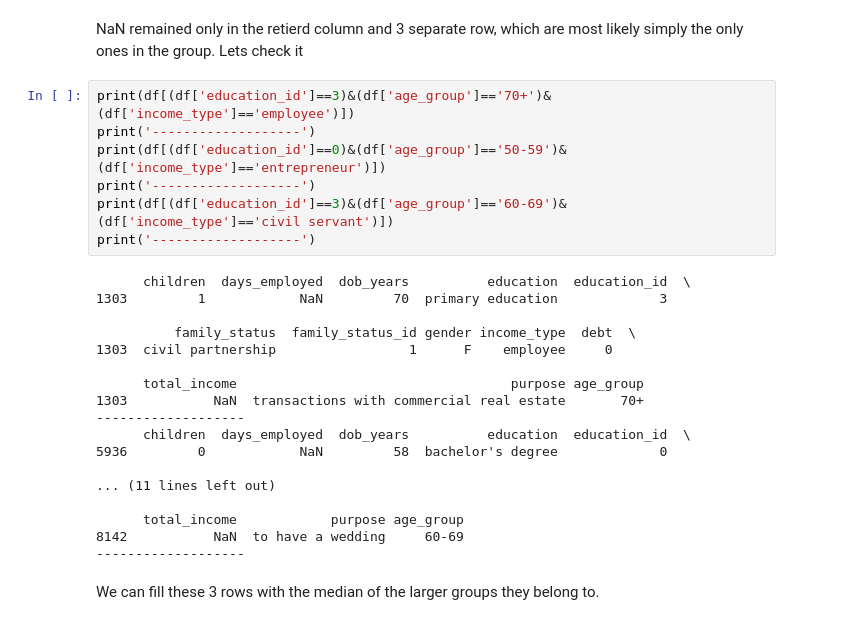
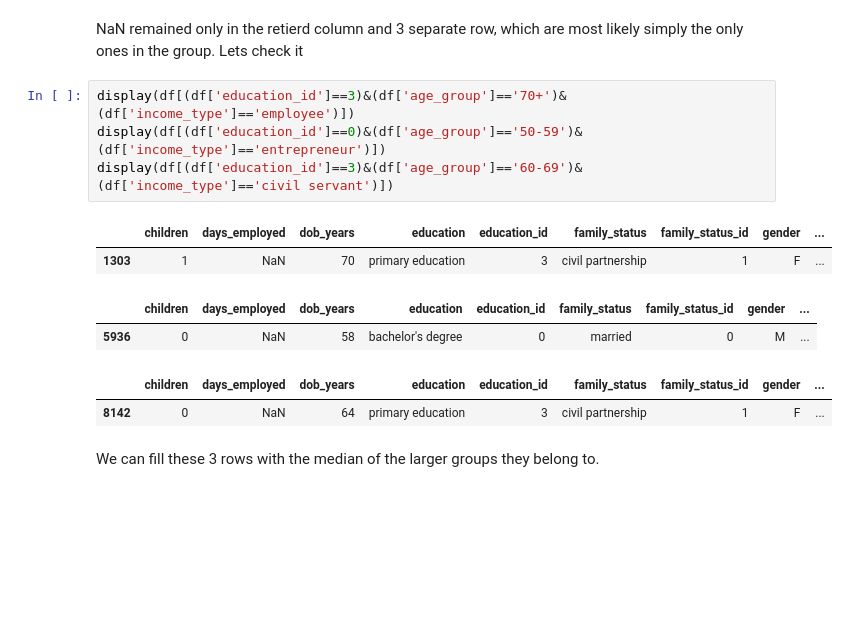
Before and after one commit to sinrabanse/Practicum_project_2, a Jupyter notebook: Practicum_project_2.ipynb, the cells around one changed output. Saved outputs shown, nothing was run; the diff lists cells and outputs as text; blank space fills up the shorter version.

```diff
--- a/Practicum_project_2.ipynb
+++ b/Practicum_project_2.ipynb
@@ -862,30 +779,16 @@ df[(df['total_income'].isna())&(df['income_type'] != 'retiree')]
 NaN remained only in the retierd column and 3 separate row, which are most likely simply the only ones in the group.
 Lets check it
 # %%
-print(df[(df['education_id']==3)&(df['age_group']=='70+')&(df['income_type']=='employee')])
-print('-------------------')
-print(df[(df['education_id']==0)&(df['age_group']=='50-59')&(df['income_type']=='entrepreneur')])
-print('-------------------')
-print(df[(df['education_id']==3)&(df['age_group']=='60-69')&(df['income_type']=='civil servant')])
-print('-------------------')
+display(df[(df['education_id']==3)&(df['age_group']=='70+')&(df['income_type']=='employee')])
+display(df[(df['education_id']==0)&(df['age_group']=='50-59')&(df['income_type']=='entrepreneur')])
+display(df[(df['education_id']==3)&(df['age_group']=='60-69')&(df['income_type']=='civil servant')])
 # %% [output]
-      children  days_employed  dob_years          education  education_id  \
-1303         1            NaN         70  primary education             3
-
-          family_status  family_status_id gender income_type  debt  \
-1303  civil partnership                 1      F    employee     0
-
-      total_income                                   purpose age_group
-1303           NaN  transactions with commercial real estate       70+
--------------------
-      children  days_employed  dob_years          education  education_id  \
-5936         0            NaN         58  bachelor's degree             0
-
-... (11 lines left out)
-
-      total_income            purpose age_group
-8142           NaN  to have a wedding     60-69
--------------------
+|  | children | days_employed | dob_years | education | education_id | family_status | family_status_id | gender | ... |
+| 1303 | 1 | NaN | 70 | primary education | 3 | civil partnership | 1 | F | ... |
+|  | children | days_employed | dob_years | education | education_id | family_status | family_status_id | gender | ... |
+| 5936 | 0 | NaN | 58 | bachelor's degree | 0 | married | 0 | M | ... |
+|  | children | days_employed | dob_years | education | education_id | family_status | family_status_id | gender | ... |
+| 8142 | 0 | NaN | 64 | primary education | 3 | civil partnership | 1 | F | ... |
 # %% [markdown]
 We can fill these 3 rows with the median of the larger groups they belong to.
 # %%
```
Also changed, not shown: parts of 52 cells of this notebook.
